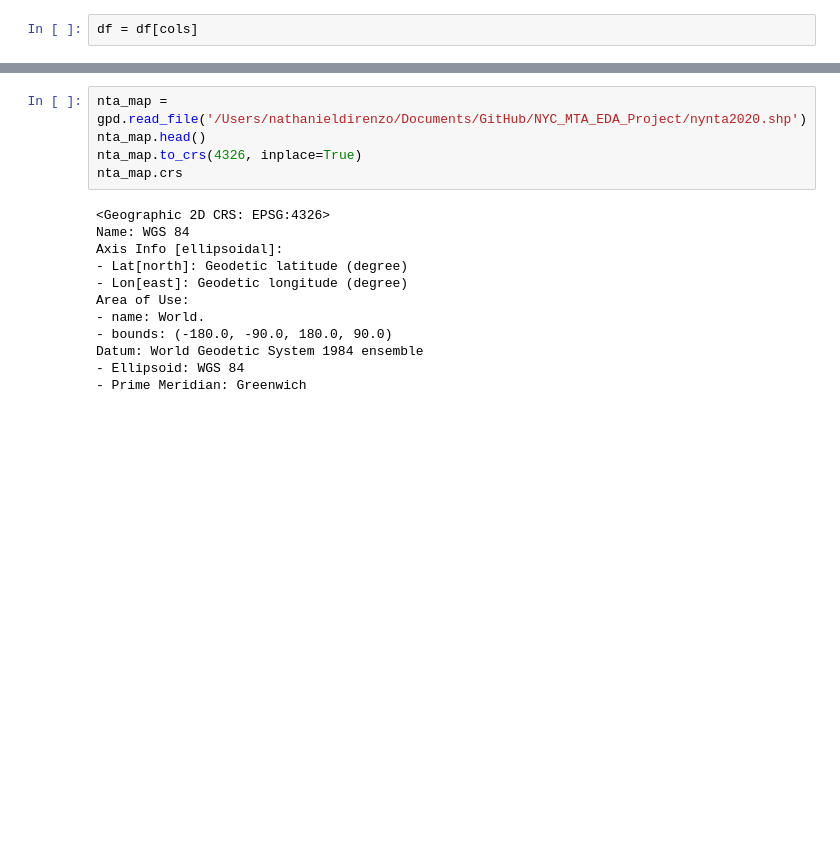
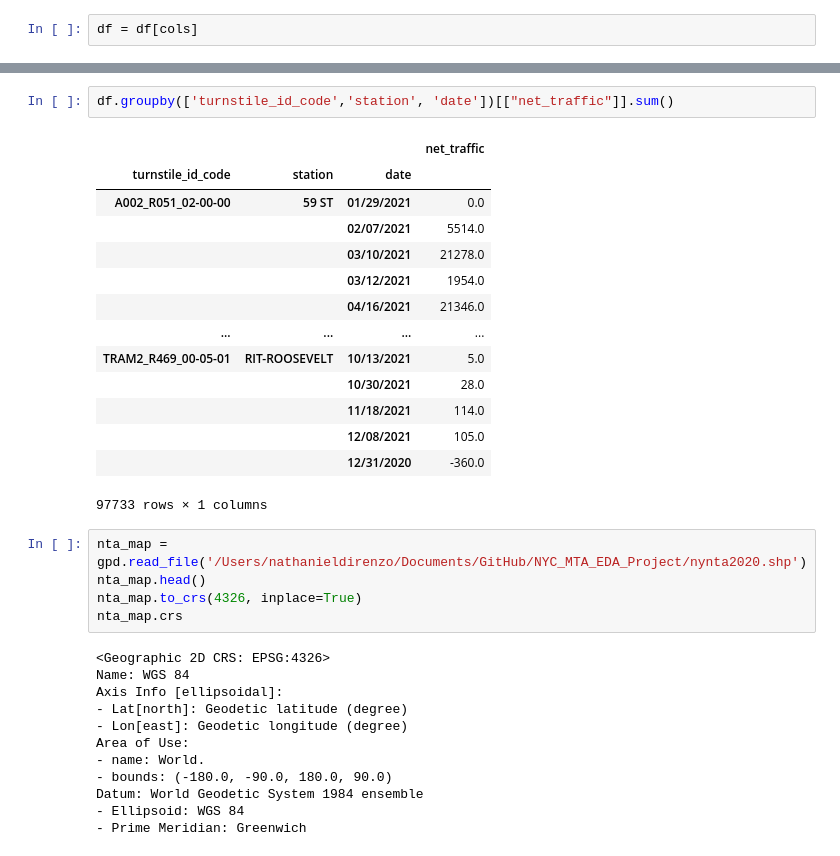
Before and after one commit to VinceDiR/NYC_MTA_EDA_Project, a Jupyter notebook: MTA EDA.ipynb, the cells around one changed output, grey strips where cells are left out. Drawn from its saved outputs; the diff is of its cells as text; blank space fills up the shorter version.

```diff
--- a/MTA EDA.ipynb
+++ b/MTA EDA.ipynb
@@ -152,3 +158,20 @@ df.head()
+# %%
+df.groupby(['turnstile_id_code','station', 'date'])[["net_traffic"]].sum()
+# %% [output]
+|  |  |  | net_traffic |
+| turnstile_id_code | station | date |  |
+| A002_R051_02-00-00 | 59 ST | 01/29/2021 | 0.0 |
+|  |  | 02/07/2021 | 5514.0 |
+|  |  | 03/10/2021 | 21278.0 |
+|  |  | 03/12/2021 | 1954.0 |
+|  |  | 04/16/2021 | 21346.0 |
+| ... | ... | ... | ... |
+| TRAM2_R469_00-05-01 | RIT-ROOSEVELT | 10/13/2021 | 5.0 |
+|  |  | 10/30/2021 | 28.0 |
+|  |  | 11/18/2021 | 114.0 |
+|  |  | 12/08/2021 | 105.0 |
+|  |  | 12/31/2020 | -360.0 |
+97733 rows × 1 columns
 # %%
 nta_map = gpd.read_file('/Users/nathanieldirenzo/Documents/GitHub/NYC_MTA_EDA_Project/nynta2020.shp')
 nta_map.head()
```
Also changed, not shown: parts of 16 cells of this notebook.
